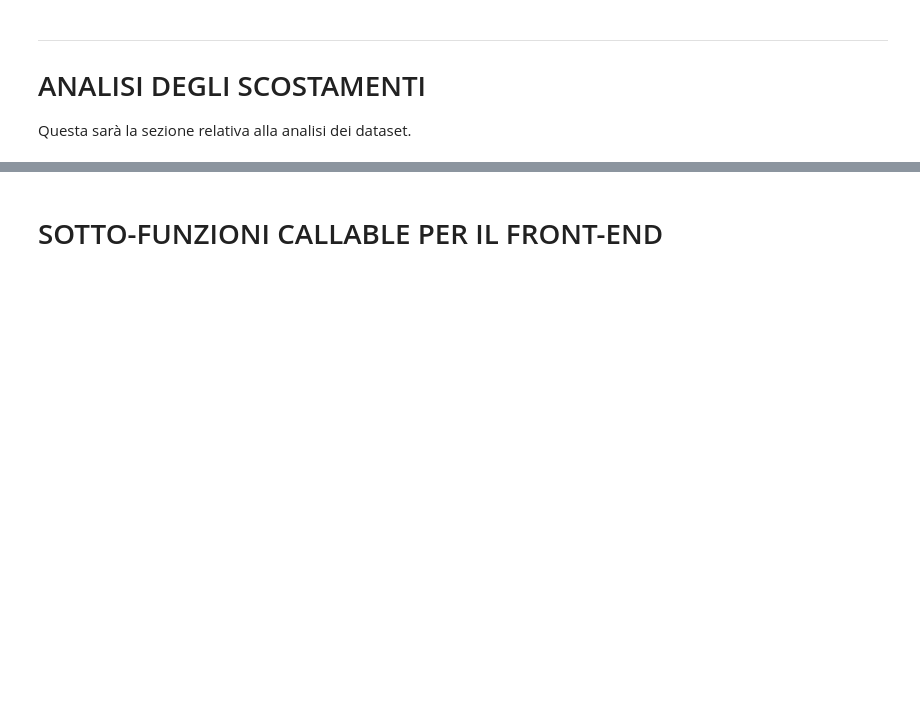
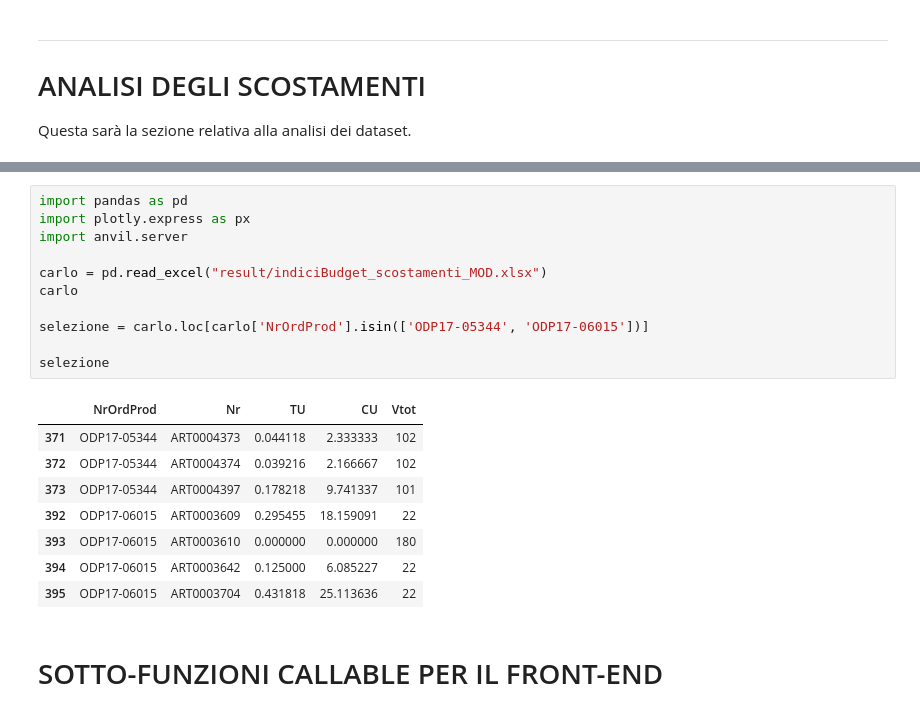
Before and after one commit to giorgio-hash/SCGnotebook, a Jupyter notebook: Untitled0.ipynb, the cells around one changed output, grey strips where cells are left out. Saved outputs shown, nothing was run; the diff lists cells and outputs as text; blank space fills up the shorter version.

```diff
--- a/Untitled0.ipynb
+++ b/Untitled0.ipynb
@@ -235,3 +231,23 @@ Questa sarà la sezione relativa alla analisi dei dataset.
+# %%
+import pandas as pd
+import plotly.express as px
+import anvil.server
+
+carlo = pd.read_excel("result/indiciBudget_scostamenti_MOD.xlsx")
+carlo
+
+selezione = carlo.loc[carlo['NrOrdProd'].isin(['ODP17-05344', 'ODP17-06015'])]
+
+selezione
+# %% [output]
+|  | NrOrdProd | Nr | TU | CU | Vtot |
+| 371 | ODP17-05344 | ART0004373 | 0.044118 | 2.333333 | 102 |
+| 372 | ODP17-05344 | ART0004374 | 0.039216 | 2.166667 | 102 |
+| 373 | ODP17-05344 | ART0004397 | 0.178218 | 9.741337 | 101 |
+| 392 | ODP17-06015 | ART0003609 | 0.295455 | 18.159091 | 22 |
+| 393 | ODP17-06015 | ART0003610 | 0.000000 | 0.000000 | 180 |
+| 394 | ODP17-06015 | ART0003642 | 0.125000 | 6.085227 | 22 |
+| 395 | ODP17-06015 | ART0003704 | 0.431818 | 25.113636 | 22 |
 # %% [markdown]
 # SOTTO-FUNZIONI CALLABLE PER IL FRONT-END
 # %% [markdown]
```
Also changed, not shown: parts of 10 cells of this notebook.
